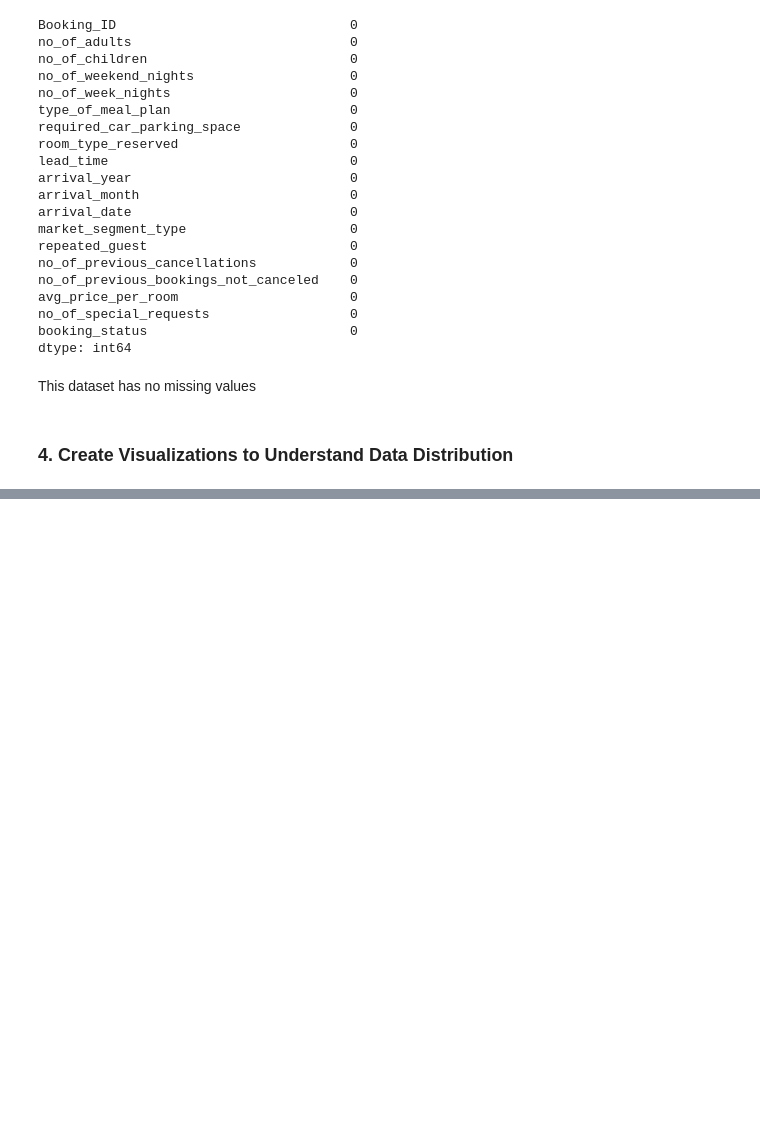
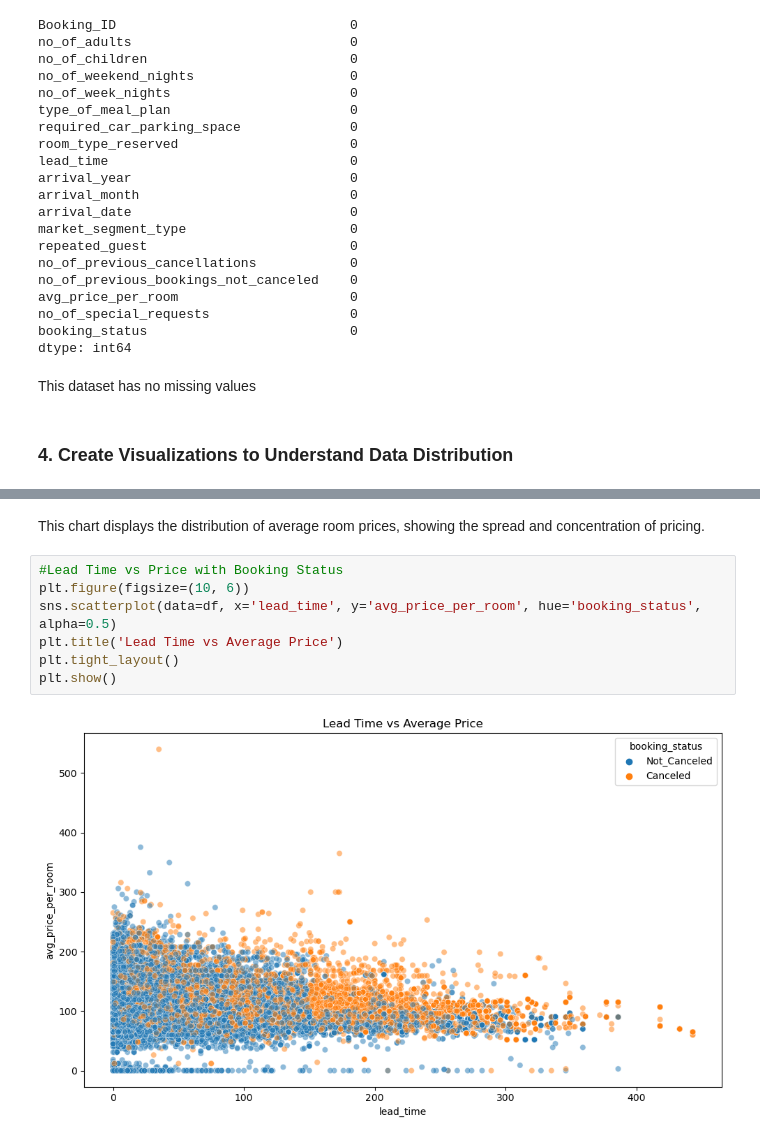
Before and after one commit to James-tech4/JAMES-PHASE-3-DSPT-8-PROJECT, a Jupyter notebook: project.ipynb, the cells around one changed output, grey strips where cells are left out. Cells and saved outputs as stored; diff of their text form; blank space fills up the shorter version.

```diff
--- a/project.ipynb
+++ b/project.ipynb
@@ -192,0 +216,11 @@ This dataset has no missing values
+# %% [markdown]
+This chart displays the distribution of average room prices, showing the spread and concentration of pricing.
+# %%
+#Lead Time vs Price with Booking Status
+plt.figure(figsize=(10, 6))
+sns.scatterplot(data=df, x='lead_time', y='avg_price_per_room', hue='booking_status', alpha=0.5)
+plt.title('Lead Time vs Average Price')
+plt.tight_layout()
+plt.show()
+# %% [output]
+[figure, added]
```
Also changed, not shown: parts of 8 cells of this notebook.
